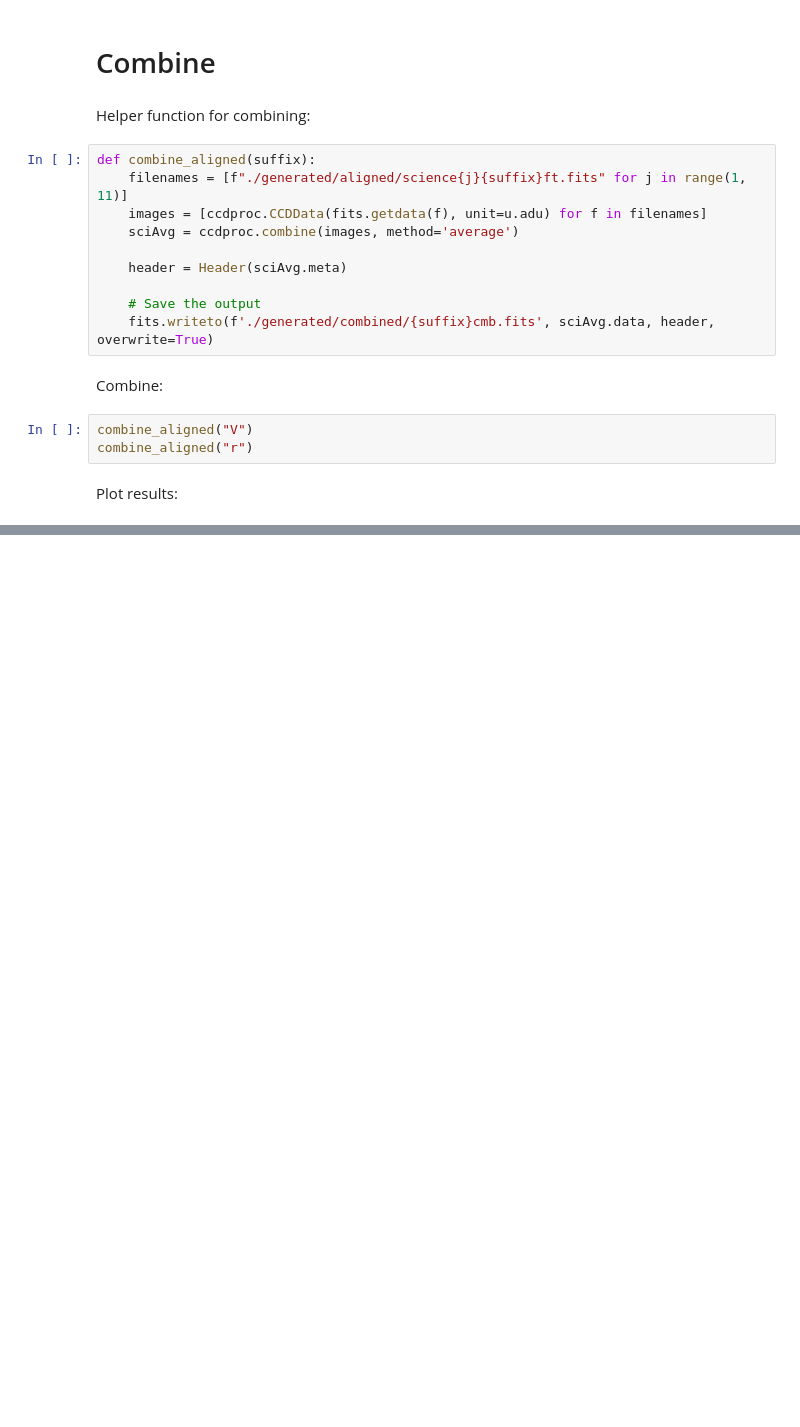
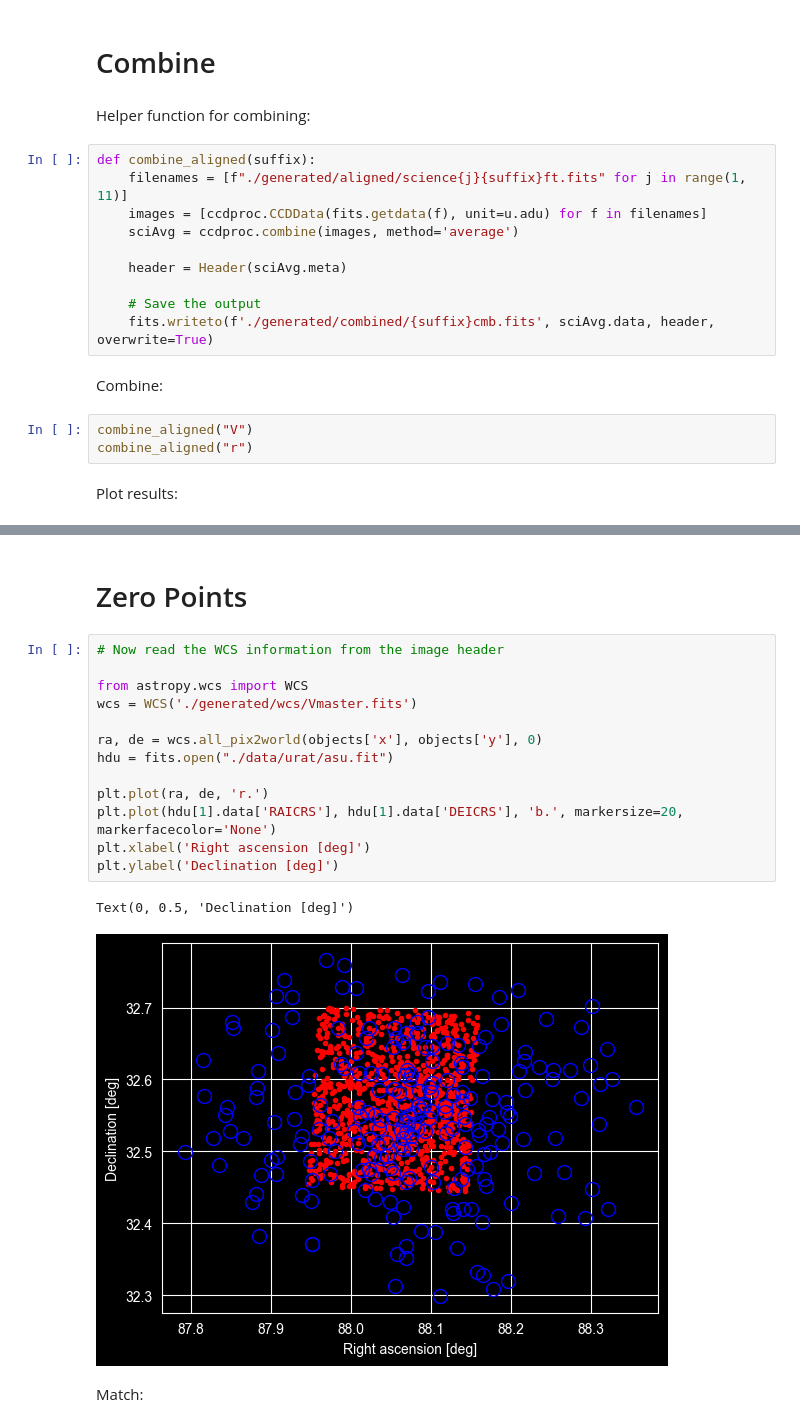
Before and after one commit to KevinLeenaerts/Observational-Astronomy, a Jupyter notebook: Master.ipynb, the cells around one changed output, grey strips where cells are left out. Saved outputs shown, nothing was run; the diff lists cells and outputs as text; blank space fills up the shorter version.

```diff
--- a/Master.ipynb
+++ b/Master.ipynb
@@ -332,0 +382,20 @@ plt.show()
+# %% [markdown]
+# Zero Points
+# %%
+# Now read the WCS information from the image header
+
+from astropy.wcs import WCS
+wcs = WCS('./generated/wcs/Vmaster.fits')
+
+ra, de = wcs.all_pix2world(objects['x'], objects['y'], 0)
+hdu = fits.open("./data/urat/asu.fit")
+
+plt.plot(ra, de, 'r.')
+plt.plot(hdu[1].data['RAICRS'], hdu[1].data['DEICRS'], 'b.', markersize=20, markerfacecolor='None')
+plt.xlabel('Right ascension [deg]')
+plt.ylabel('Declination [deg]')
+# %% [output]
+Text(0, 0.5, 'Declination [deg]')
+[figure, added]
+# %% [markdown]
+Match:
```
Also changed, not shown: parts of 38 cells of this notebook, 5 other files.
